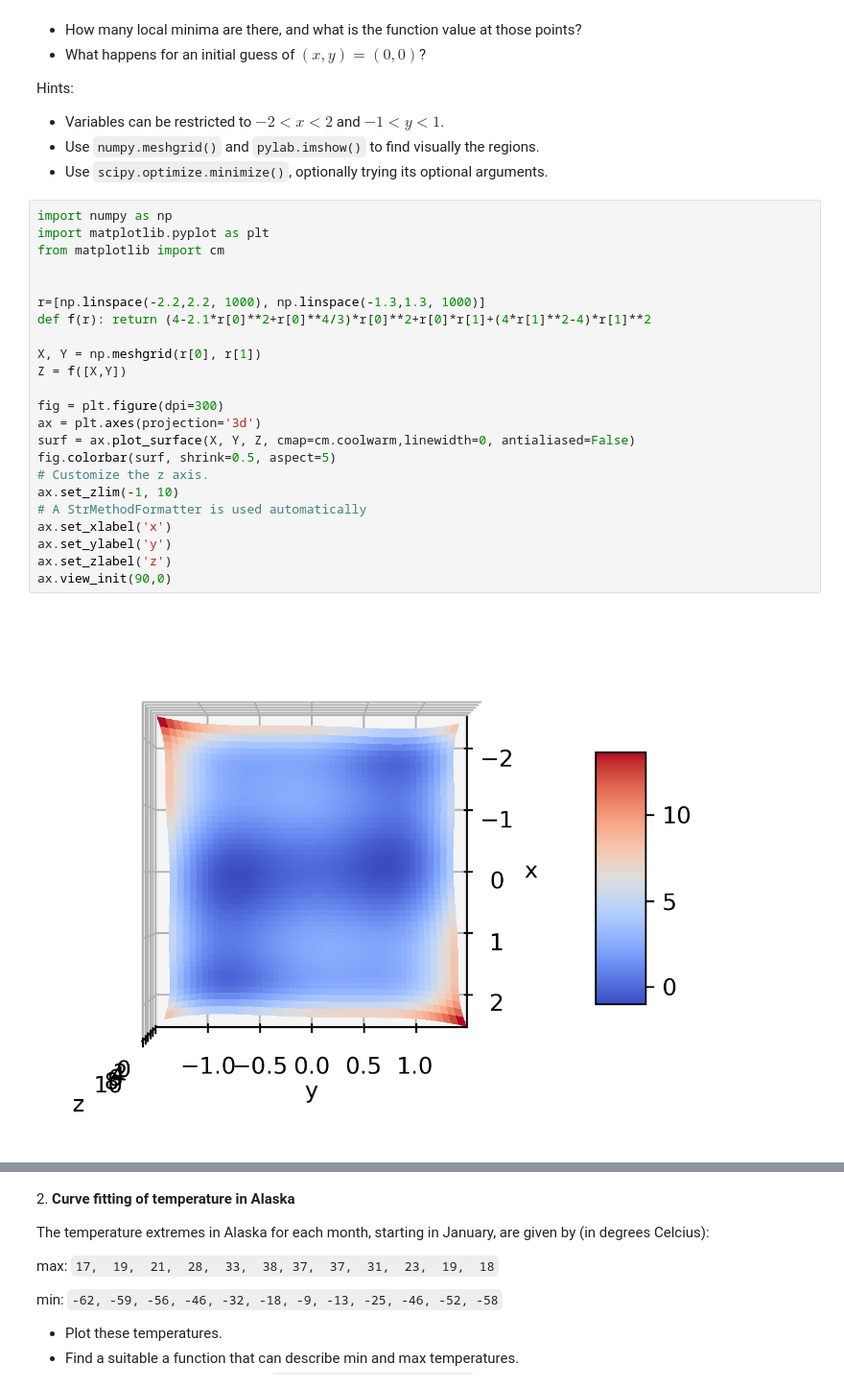
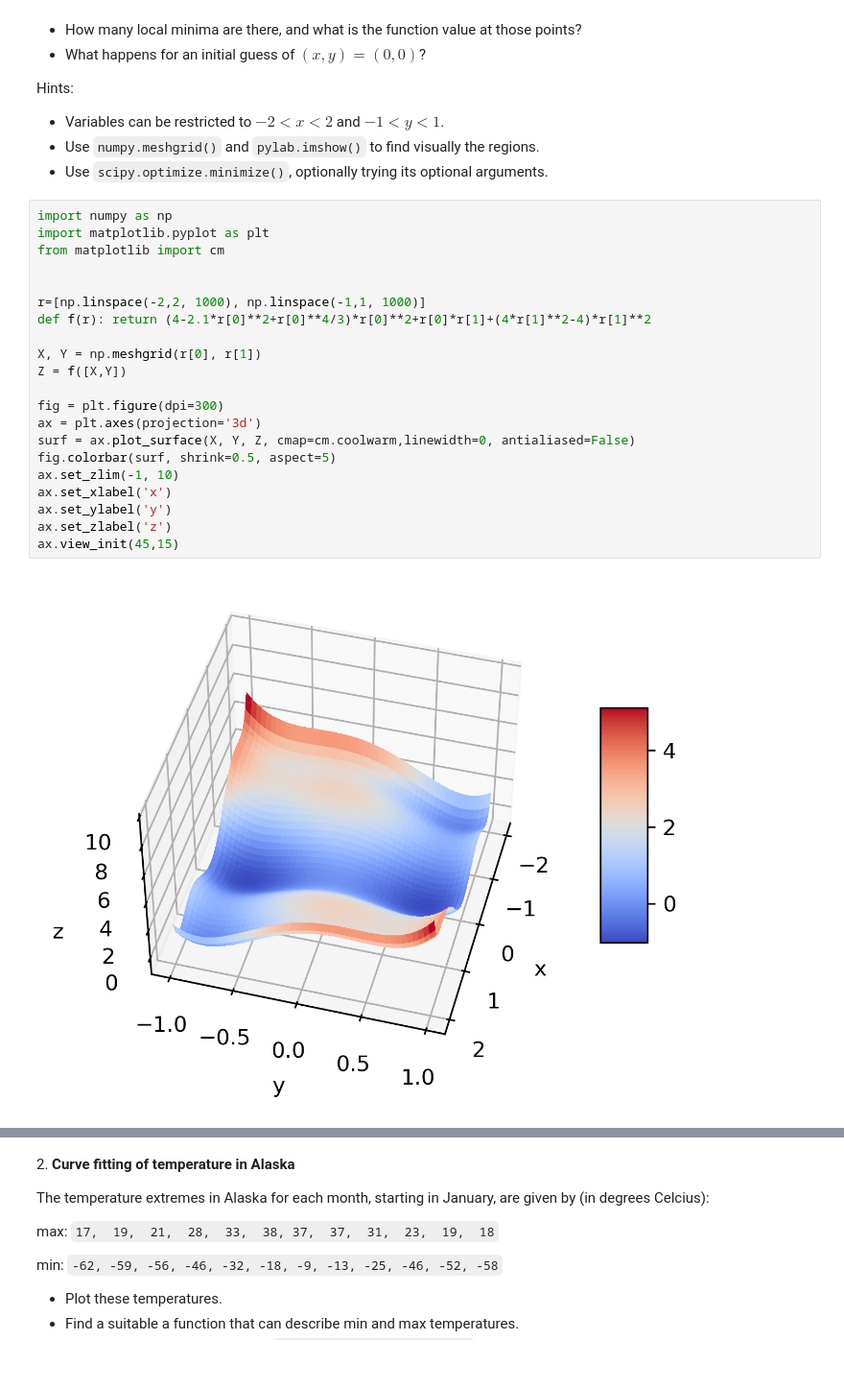
Before and after one commit to PhysicsOfData/LaboratoryOfComputationalPhysics_Y4, a Jupyter notebook: 08ex_fitting.ipynb, the cells around one changed output, grey strips where cells are left out. Shown at 96% size. Cells and saved outputs as stored; diff of their text form.

```diff
--- a/08ex_fitting.ipynb
+++ b/08ex_fitting.ipynb
@@ -17,27 +17,25 @@ Hints:
 # %%
 import numpy as np
 import matplotlib.pyplot as plt
 from matplotlib import cm
 
 
-r=[np.linspace(-2.2,2.2, 1000), np.linspace(-1.3,1.3, 1000)]
+r=[np.linspace(-2,2, 1000), np.linspace(-1,1, 1000)]
 def f(r): return (4-2.1*r[0]**2+r[0]**4/3)*r[0]**2+r[0]*r[1]+(4*r[1]**2-4)*r[1]**2
 
 X, Y = np.meshgrid(r[0], r[1])
 Z = f([X,Y])
 
 fig = plt.figure(dpi=300)
 ax = plt.axes(projection='3d')
 surf = ax.plot_surface(X, Y, Z, cmap=cm.coolwarm,linewidth=0, antialiased=False)
 fig.colorbar(surf, shrink=0.5, aspect=5)
-# Customize the z axis.
 ax.set_zlim(-1, 10)
-# A StrMethodFormatter is used automatically
 ax.set_xlabel('x')
 ax.set_ylabel('y')
 ax.set_zlabel('z')
-ax.view_init(90,0)
+ax.view_init(45,15)
 # %% [output]
-[figure, old version]
+[figure, new version]
 # %%
 from scipy.optimize import basinhopping
```
Also changed, not shown: parts of 31 cells of this notebook, 4 other files.
